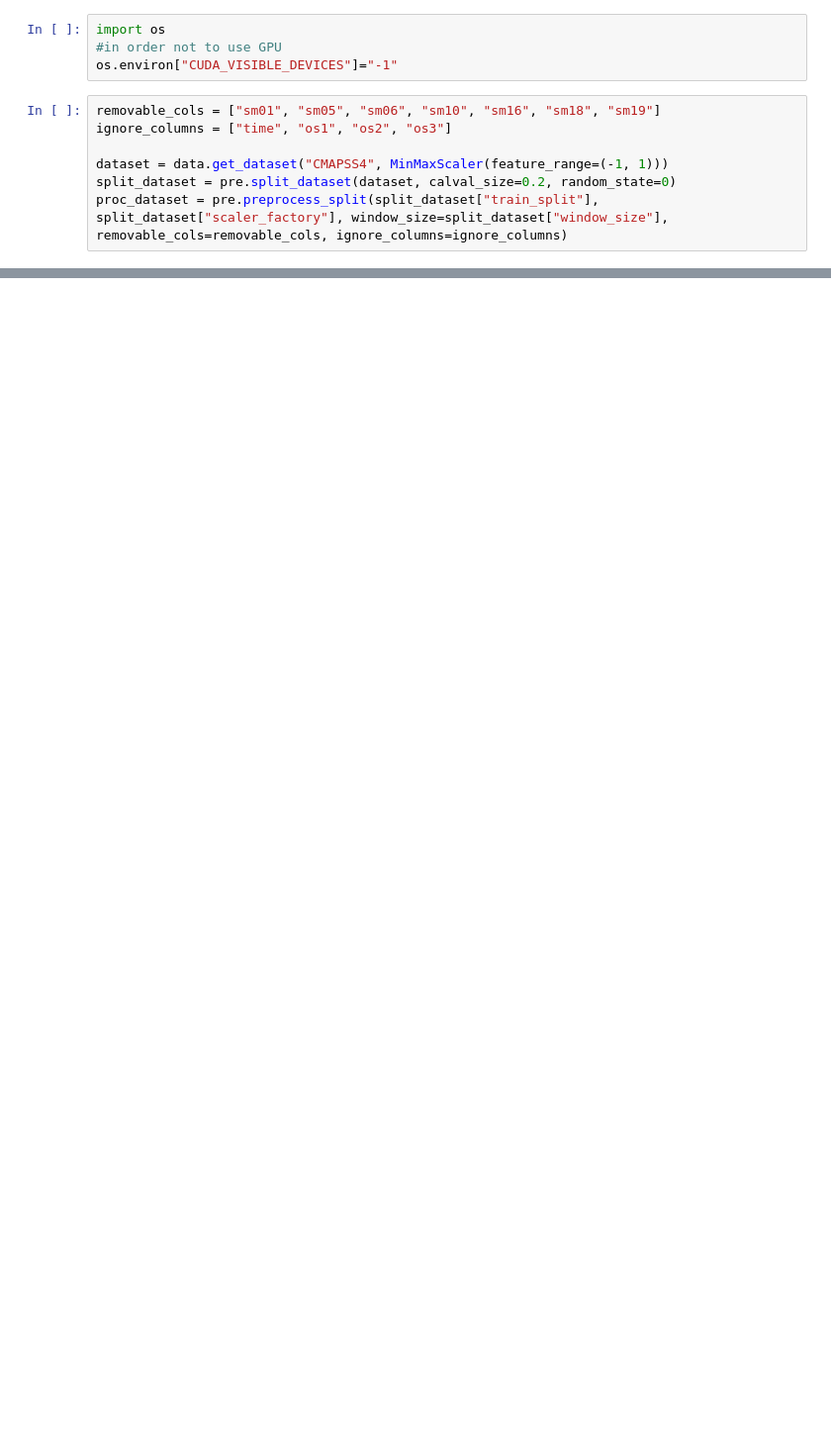
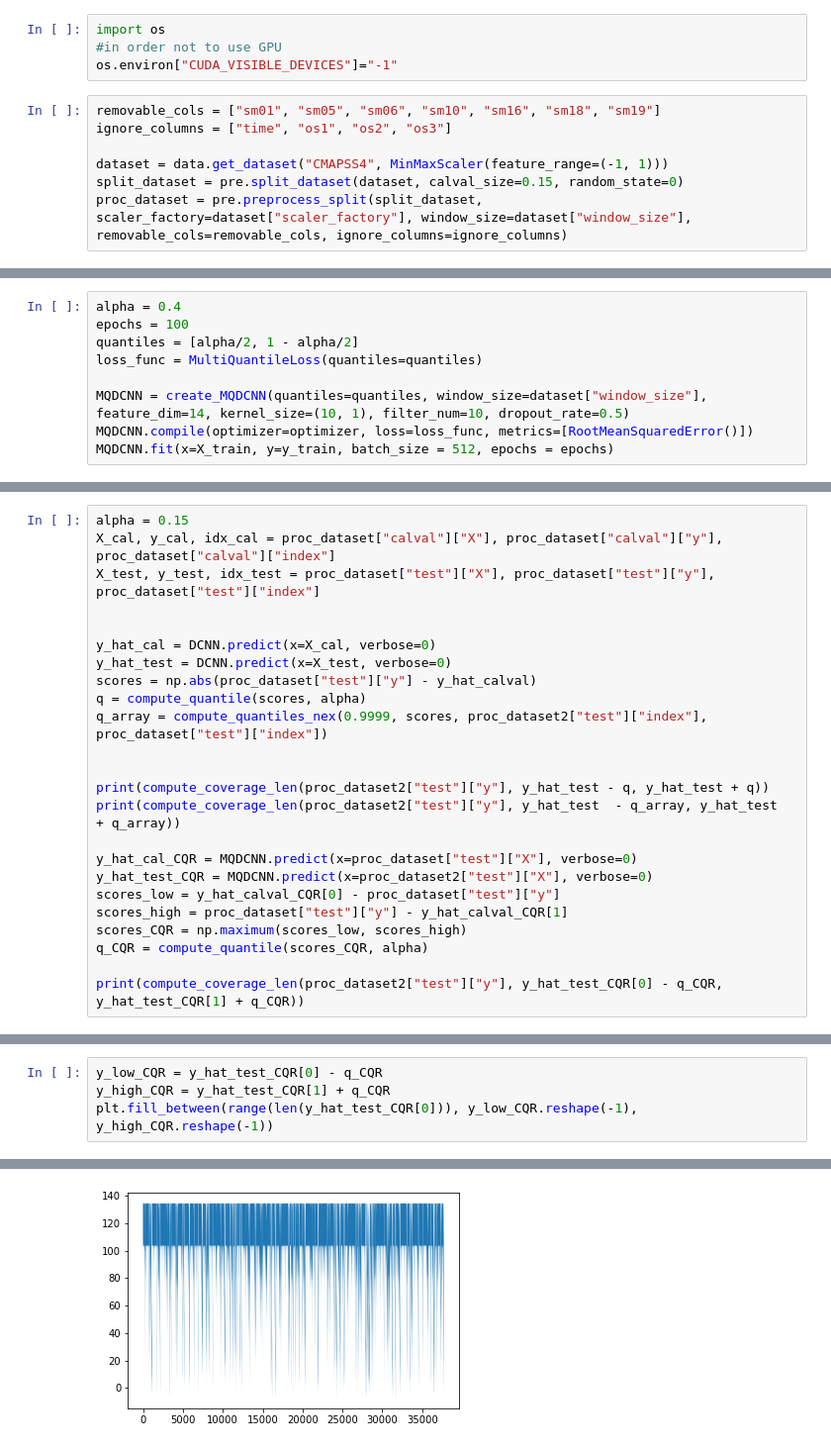
Before and after one commit to alireza-javanmardi/conformal-RUL-intervals, a Jupyter notebook: test.ipynb, the cells around one changed output, grey strips where cells are left out. Shown at 99% size. Drawn from its saved outputs; the diff is of its cells as text; blank space fills up the shorter version.

```diff
--- a/test.ipynb
+++ b/test.ipynb
@@ -20,6 +20,6 @@ removable_cols = ["sm01", "sm05", "sm06", "sm10", "sm16", "sm18", "sm19"]
 ignore_columns = ["time", "os1", "os2", "os3"]
 
 dataset = data.get_dataset("CMAPSS4", MinMaxScaler(feature_range=(-1, 1)))
-split_dataset = pre.split_dataset(dataset, calval_size=0.2, random_state=0)
-proc_dataset = pre.preprocess_split(split_dataset["train_split"], split_dataset["scaler_factory"], window_size=split_dataset["window_size"], removable_cols=removable_cols, ignore_columns=ignore_columns)
+split_dataset = pre.split_dataset(dataset, calval_size=0.15, random_state=0)
+proc_dataset = pre.preprocess_split(split_dataset, scaler_factory=dataset["scaler_factory"], window_size=dataset["window_size"], removable_cols=removable_cols, ignore_columns=ignore_columns)
 # %%
@@ -347,0 +123,9 @@ def map_split_dataset(
+# %%
+alpha = 0.4
+epochs = 100
+quantiles = [alpha/2, 1 - alpha/2]
+loss_func = MultiQuantileLoss(quantiles=quantiles)
+
+MQDCNN = create_MQDCNN(quantiles=quantiles, window_size=dataset["window_size"], feature_dim=14, kernel_size=(10, 1), filter_num=10, dropout_rate=0.5)
+MQDCNN.compile(optimizer=optimizer, loss=loss_func, metrics=[RootMeanSquaredError()])
+MQDCNN.fit(x=X_train, y=y_train, batch_size = 512, epochs = epochs)
@@ -347,0 +226,24 @@ def map_split_dataset(
+# %%
+alpha = 0.15
+X_cal, y_cal, idx_cal = proc_dataset["calval"]["X"], proc_dataset["calval"]["y"], proc_dataset["calval"]["index"]
+X_test, y_test, idx_test = proc_dataset["test"]["X"], proc_dataset["test"]["y"], proc_dataset["test"]["index"]
+
+
+y_hat_cal = DCNN.predict(x=X_cal, verbose=0)
+y_hat_test = DCNN.predict(x=X_test, verbose=0)
+scores = np.abs(proc_dataset["test"]["y"] - y_hat_calval)
+q = compute_quantile(scores, alpha)
+q_array = compute_quantiles_nex(0.9999, scores, proc_dataset2["test"]["index"], proc_dataset["test"]["index"])
+
+
+print(compute_coverage_len(proc_dataset2["test"]["y"], y_hat_test - q, y_hat_test + q))
+print(compute_coverage_len(proc_dataset2["test"]["y"], y_hat_test  - q_array, y_hat_test  + q_array))
+
+y_hat_cal_CQR = MQDCNN.predict(x=proc_dataset["test"]["X"], verbose=0)
+y_hat_test_CQR = MQDCNN.predict(x=proc_dataset2["test"]["X"], verbose=0)
+scores_low = y_hat_calval_CQR[0] - proc_dataset["test"]["y"]
+scores_high = proc_dataset["test"]["y"] - y_hat_calval_CQR[1]
+scores_CQR = np.maximum(scores_low, scores_high)
+q_CQR = compute_quantile(scores_CQR, alpha)
+
+print(compute_coverage_len(proc_dataset2["test"]["y"], y_hat_test_CQR[0] - q_CQR, y_hat_test_CQR[1] + q_CQR))
@@ -347,0 +267,5 @@ def map_split_dataset(
+# %%
+y_low_CQR = y_hat_test_CQR[0] - q_CQR
+y_high_CQR = y_hat_test_CQR[1] + q_CQR
+plt.fill_between(range(len(y_hat_test_CQR[0])), y_low_CQR.reshape(-1), y_high_CQR.reshape(-1))
+# %% [output]
@@ -347,0 +273 @@ def map_split_dataset(
+[figure, added]
```
Also changed, not shown: parts of 66 cells of this notebook, 13 other files.
